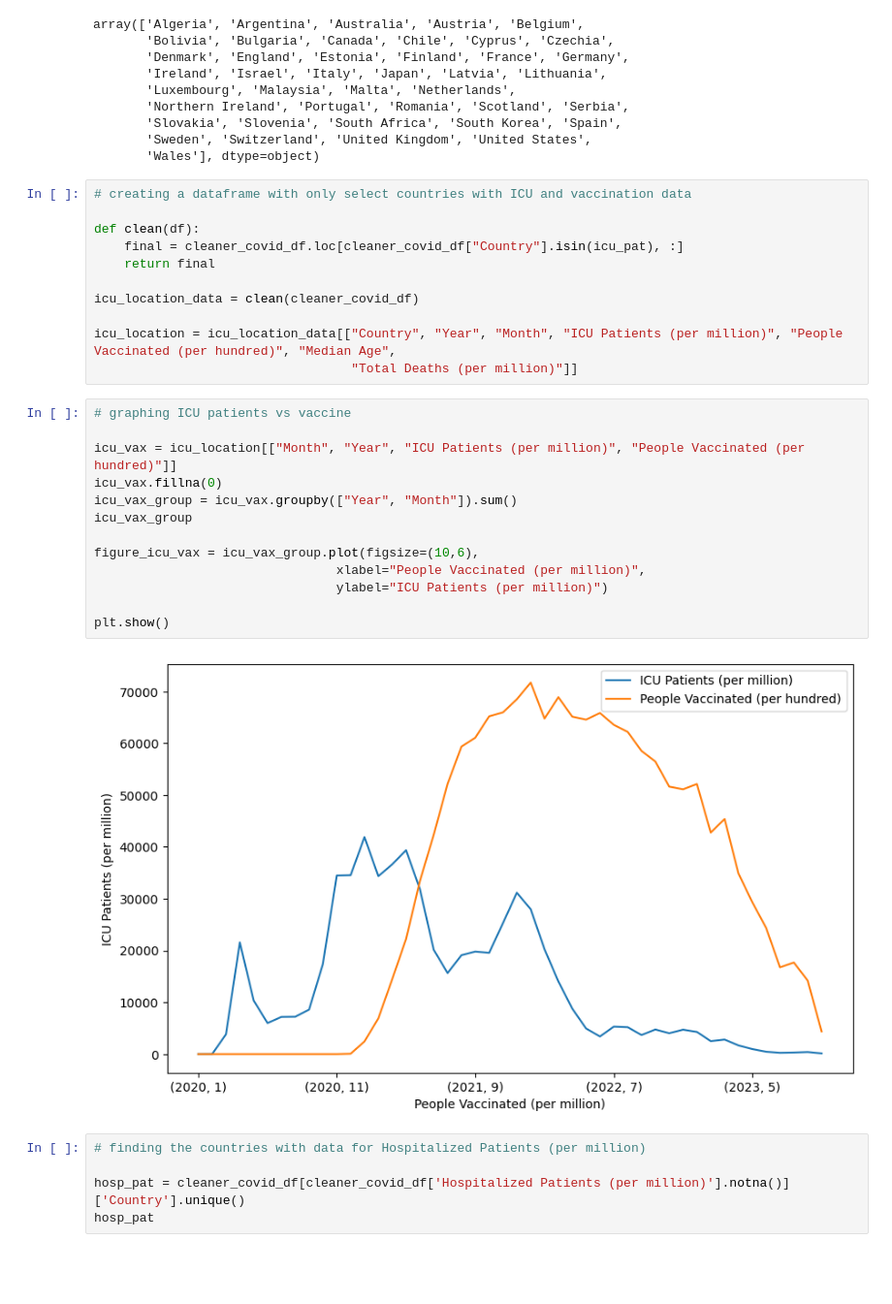
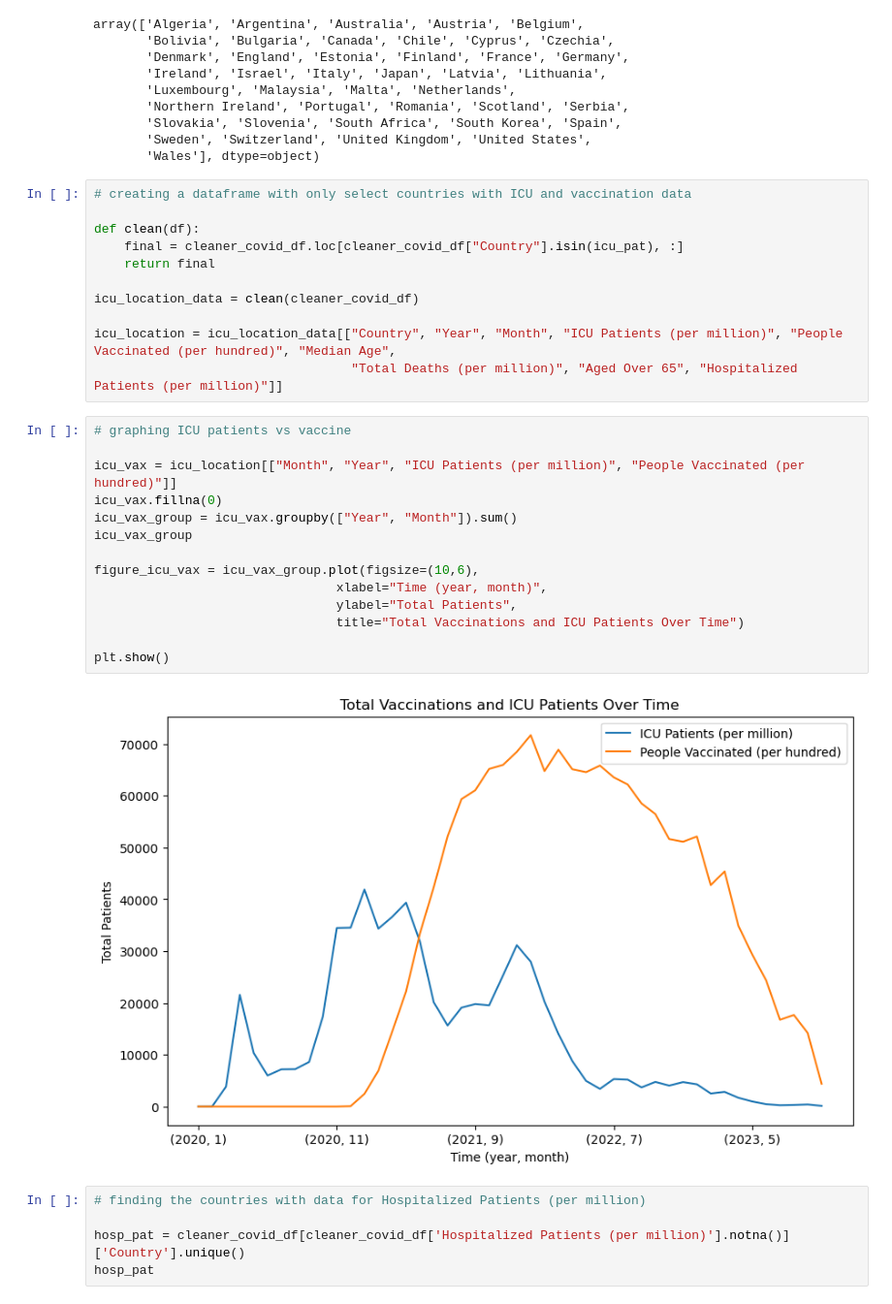
Before and after one commit to ss0ryan0/project1_group7, a Jupyter notebook: Code/project1_group7.ipynb, the cells around one changed output. Shown at 97% size. Saved outputs shown, nothing was run; the diff lists cells and outputs as text; blank space fills up the shorter version.

```diff
--- a/Code/project1_group7.ipynb
+++ b/Code/project1_group7.ipynb
@@ -196,22 +196,23 @@ def clean(df):
 icu_location_data = clean(cleaner_covid_df)
 
 icu_location = icu_location_data[["Country", "Year", "Month", "ICU Patients (per million)", "People Vaccinated (per hundred)", "Median Age",
-                                  "Total Deaths (per million)"]]
+                                  "Total Deaths (per million)", "Aged Over 65", "Hospitalized Patients (per million)"]]
 # %%
 # graphing ICU patients vs vaccine
 
 icu_vax = icu_location[["Month", "Year", "ICU Patients (per million)", "People Vaccinated (per hundred)"]]
 icu_vax.fillna(0)
 icu_vax_group = icu_vax.groupby(["Year", "Month"]).sum()
 icu_vax_group
 
 figure_icu_vax = icu_vax_group.plot(figsize=(10,6),
-                                xlabel="People Vaccinated (per million)",
-                                ylabel="ICU Patients (per million)")
+                                xlabel="Time (year, month)",
+                                ylabel="Total Patients",
+                                title="Total Vaccinations and ICU Patients Over Time")
 
 plt.show()
 # %% [output]
-[figure, old version]
+[figure, new version]
 # %%
 # finding the countries with data for Hospitalized Patients (per million)
 
```
Also changed, not shown: parts of 3 cells of this notebook.
